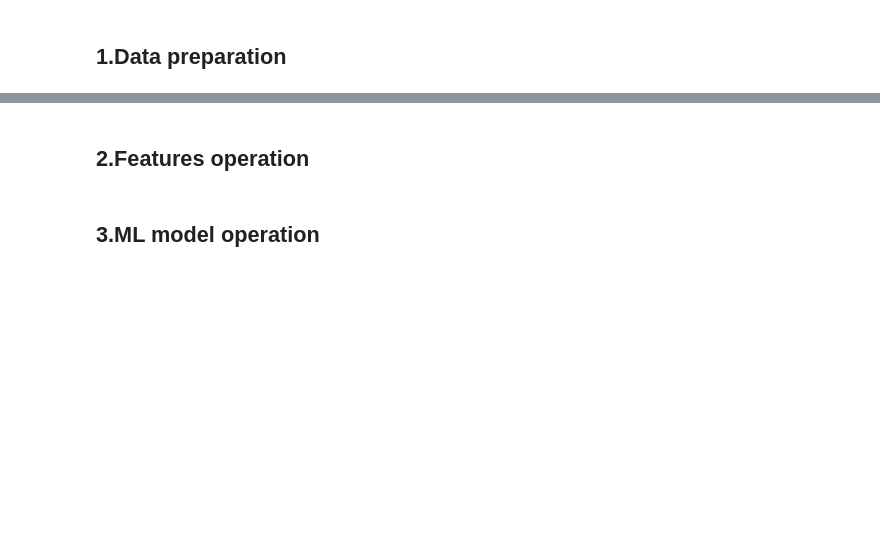
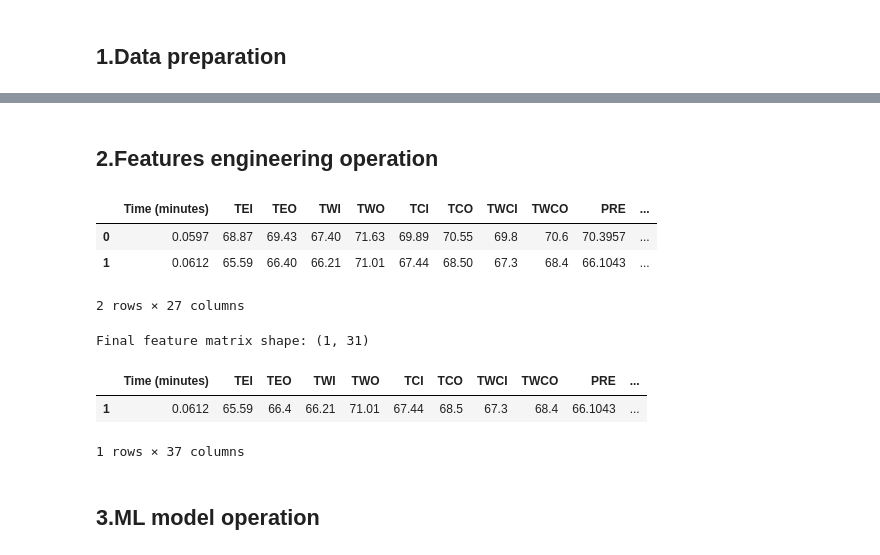
Before and after one commit to naphatsiri/M.Sc-IS-Fault-Detection, a Jupyter notebook: IS_fault_detection.ipynb, the cells around one changed output, grey strips where cells are left out. Cells and saved outputs as stored; diff of their text form; code cells hidden in the pictures; blank space fills up the shorter version.

```diff
--- a/IS_fault_detection.ipynb
+++ b/IS_fault_detection.ipynb
@@ -5,2 +142,27 @@
 # %% [markdown]
-## 2.Features operation
+## 2.Features engineering operation
+# %%
+# Derived temperature features
+
+# Evaporator and condenser approach temperatures
+df["Evap_Approach"] = df["TEO"] - df["TEI"]        # Evaporator approach (ΔT across evaporator)
+df["Cond_Approach"] = df["TCO"] - df["TCI"]        # Condenser approach (ΔT across condenser)
+
+# Temperature lift: overall temperature difference between condenser and evaporator
+df["Temp_Lift"] = df["TCO"] - df["TEO"]
+
+# Pressure-based features
+df["Pressure_Ratio"] = df["PRC"] / df["PRE"].replace(0, np.nan)  # Prevent divide-by-zero
+
+# Efficiency-based features
+df["kW_per_Ton"] = df["kW"] / df["Cooling Tons"].replace(0, np.nan)
+
+# Superheat difference
+df["Delta_Superheat"] = df["Tsh_suc"] - df["Tsh_dis"]
+# %%
+df.head()
+# %% [output]
+|  | Time (minutes) | TEI | TEO | TWI | TWO | TCI | TCO | TWCI | TWCO | PRE | ... |
+| 0 | 0.0597 | 68.87 | 69.43 | 67.40 | 71.63 | 69.89 | 70.55 | 69.8 | 70.6 | 70.3957 | ... |
+| 1 | 0.0612 | 65.59 | 66.40 | 66.21 | 71.01 | 67.44 | 68.50 | 67.3 | 68.4 | 66.1043 | ... |
+2 rows × 27 columns
@@ -7,3 +179,33 @@
+# %%
+# Final features of operational data.
+
+feature_cols = [
+    # Raw sensor features
+    "TEI", "TEO", "TWI", "TWO", "TCI", "TCO",
+    "PRE", "PRC", "P_lift", "kW", "COP", "Cooling Tons",
+    "Amps", "RLA%", "Tsh_suc", "Tsh_dis", "kW/Ton",
+
+    # Derived features
+    "Evap_Approach", "Cond_Approach", "Temp_Lift",
+    "Pressure_Ratio", "kW_per_Ton", "Delta_Superheat",
+
+    # Rolling features
+    "COP_mean", "COP_std", "kW_mean", "kW_std",
+    "PRE_mean", "PRE_std", "PRC_mean", "PRC_std"
+]
+
+# Drop any NaN rows created by rolling calculations
+df = df.dropna(subset=feature_cols)
+
+print("Final feature matrix shape:", df[feature_cols].shape)
+# %% [output]
+Final feature matrix shape: (1, 31)
+# %%
+df.head()
+# %% [output]
+|  | Time (minutes) | TEI | TEO | TWI | TWO | TCI | TCO | TWCI | TWCO | PRE | ... |
+| 1 | 0.0612 | 65.59 | 66.4 | 66.21 | 71.01 | 67.44 | 68.5 | 67.3 | 68.4 | 66.1043 | ... |
+1 rows × 37 columns
 # %% [markdown]
 ## 3.ML model operation
 # %% [markdown]
```
Also changed, not shown: parts of 11 cells of this notebook.
